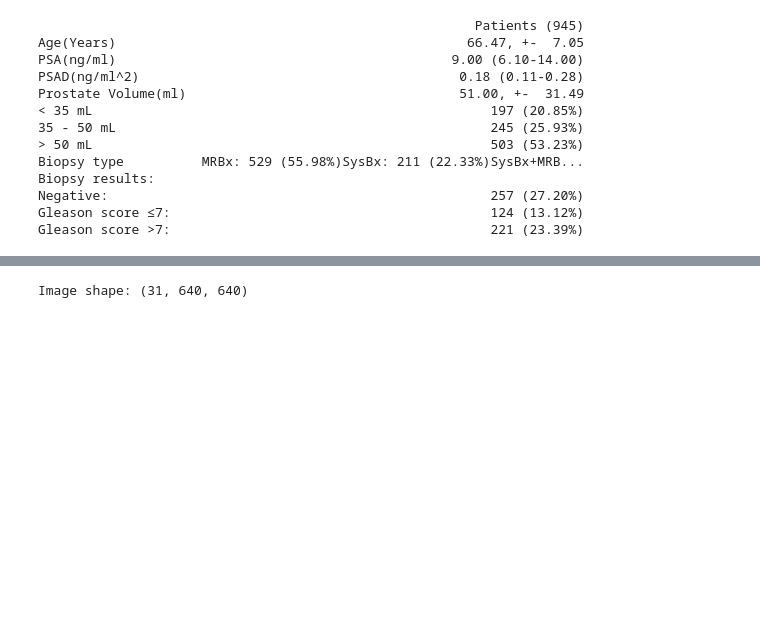
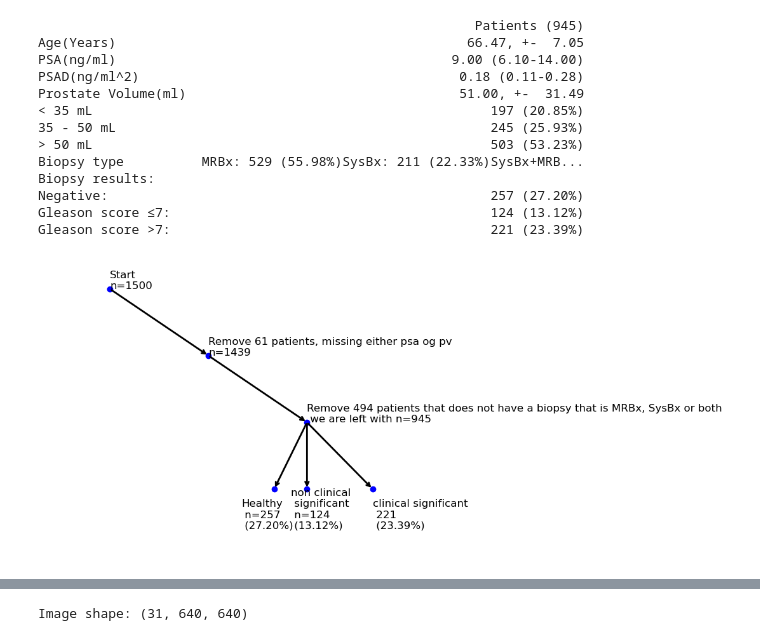
Before and after one commit to GitLars0/picai_bachelor, a Jupyter notebook: Code/filtering.ipynb, the cells around one changed output, grey strips where cells are left out. Drawn from its saved outputs; the diff is of its cells as text; code cells hidden in the pictures; blank space fills up the shorter version.

Commit message:
Added inclusion image

```diff
--- a/Code/filtering.ipynb
+++ b/Code/filtering.ipynb
@@ -144,6 +144,35 @@ Biopsy results:
 Negative:                                                 257 (27.20%)
 Gleason score ≤7:                                         124 (13.12%)
 Gleason score >7:                                         221 (23.39%)
+# %%
+df = Preprocessed_marksheet_df
+gleason_7_low = df[df["lesion_GS"] == "3+3"].shape[0]
+gleason_7_high = df[df["lesion_GS"].isin(["3+4", "4+3", "4+4", "5+4", "4+5", "5+5"])].shape[0]
+negative_biopsy = df[df["lesion_GS"] == "0+0"].shape[0]
+
+fig, ax = plt.subplots(figsize=(8, 6))
+ax.plot([0.2, 0.5, 0.8, 0.7, 0.8, 1], [2, 1.5, 1, 0.5, 0.5, 0.5], 'o', color='blue')
+ax.annotate("", xy=(0.5, 1.5), xytext=(0.2, 2), arrowprops=dict(arrowstyle="->", lw=2))
+ax.annotate("", xy=(0.8, 1), xytext=(0.5, 1.5), arrowprops=dict(arrowstyle="->", lw=2))
+ax.annotate("", xy=(0.7, 0.5), xytext=(0.8, 1), arrowprops=dict(arrowstyle="->", lw=2))
+ax.annotate("", xy=(0.8, 0.5), xytext=(0.8, 1), arrowprops=dict(arrowstyle="->", lw=2))
+ax.annotate("", xy=(1, 0.5), xytext=(0.8, 1), arrowprops=dict(arrowstyle="->", lw=2))
+
+ax.text(0.2, 2, "Start\nn=1500", fontsize=12)
+ax.text(0.5, 1.5, "Remove 61 patients, missing either psa og pv\nn=1439", fontsize=12)
+ax.text(0.8, 1, "Remove 494 patients that does not have a biopsy that is MRBx, SysBx or both\n we are left with n=945", fontsize=12)
+ax.text(0.6, 0.2, f"Healthy\n n={negative_biopsy} \n ({(negative_biopsy / len(df)) * 100:.2f}%)", fontsize=12)
+ax.text(0.75, 0.2, f"non clinical \n significant \n n={gleason_7_low} \n ({(gleason_7_low / len(df)) * 100:.2f}%) " , fontsize=12)
+ax.text(1, 0.2, f"clinical significant\n {gleason_7_high} \n ({(gleason_7_high / len(df)) * 100:.2f}%)", fontsize=12)
+
+
+ax.set_xlim(0, 1.2)
+ax.set_ylim(0, 2.2)
+ax.axis("off")
+
+plt.show()
+# %% [output]
+[figure, added]
 # %%
 fileInfoT2w = '_t2w.mha'
 
```
Also changed, not shown: parts of 1 cell of this notebook.
